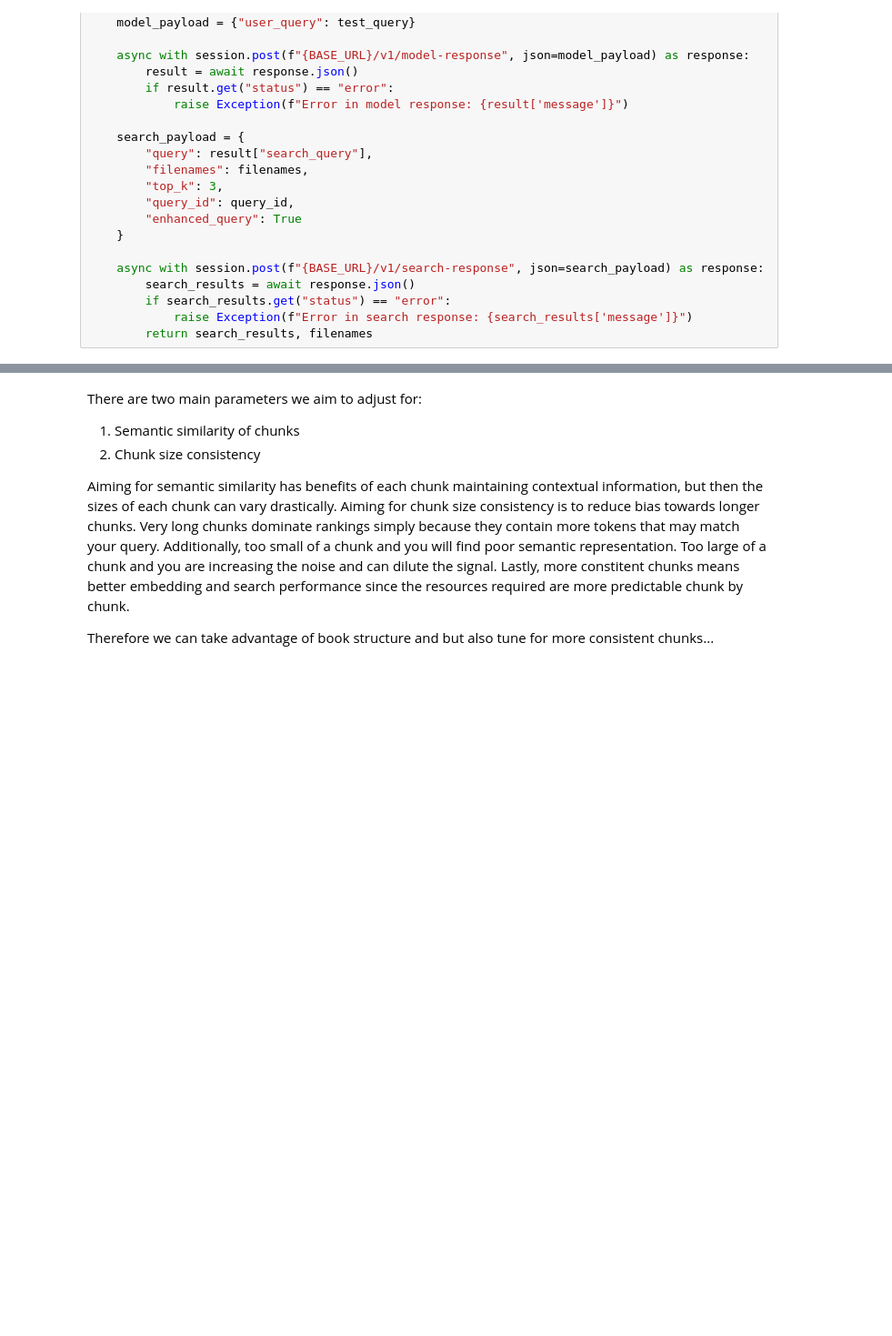
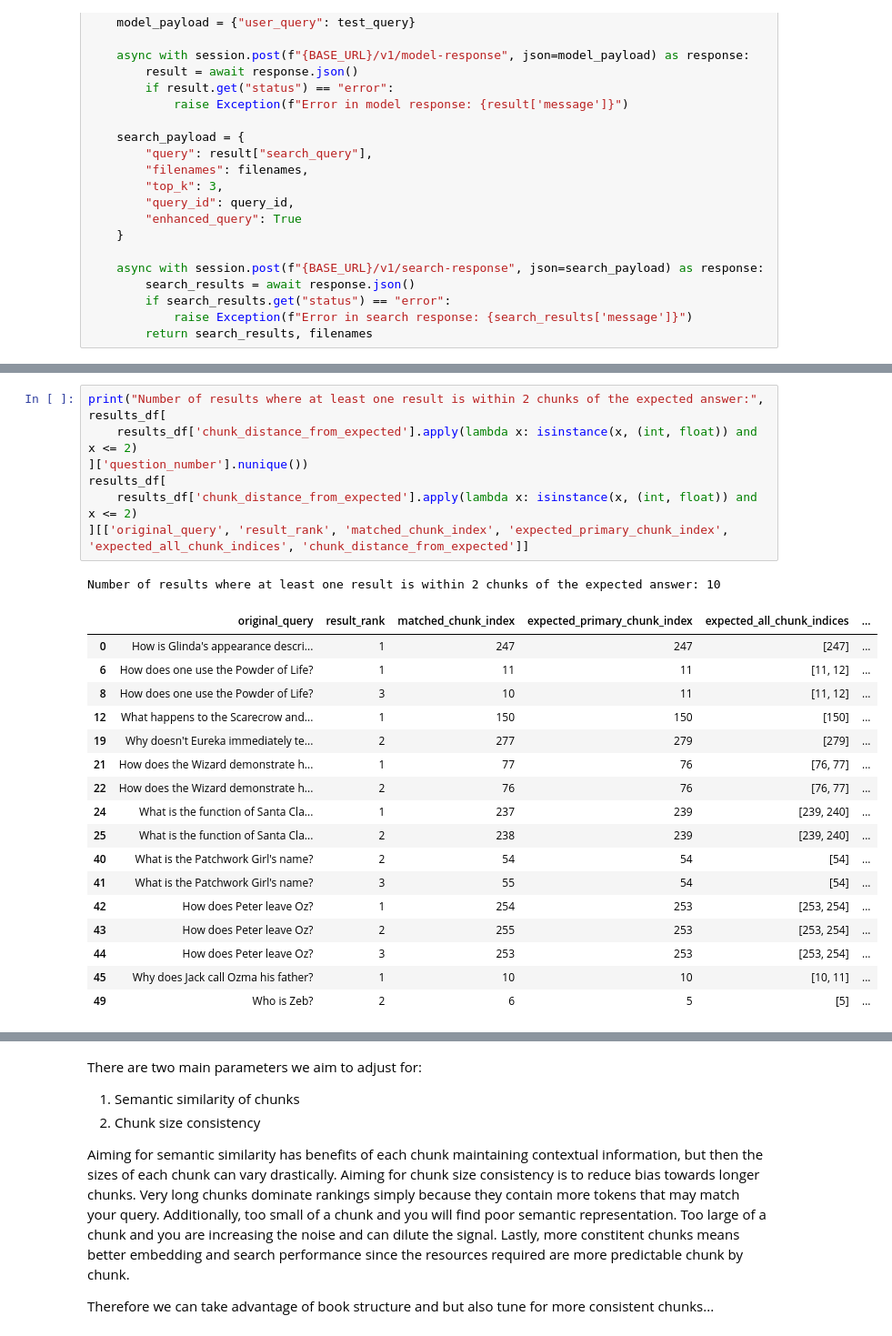
Before and after one commit to zymoncone/readiscoverers-backend, a Jupyter notebook: notebooks/chunking_param_combos.ipynb, the cells around one changed output, grey strips where cells are left out. Shown: that part at 91% size. Cells and saved outputs as stored; diff of their text form; blank space fills up the shorter version.

```diff
--- a/notebooks/chunking_param_combos.ipynb
+++ b/notebooks/chunking_param_combos.ipynb
@@ -439,0 +522,26 @@ results_df.head()
+# %%
+print("Number of results where at least one result is within 2 chunks of the expected answer:", results_df[
+    results_df['chunk_distance_from_expected'].apply(lambda x: isinstance(x, (int, float)) and x <= 2)
+]['question_number'].nunique())
+results_df[
+    results_df['chunk_distance_from_expected'].apply(lambda x: isinstance(x, (int, float)) and x <= 2)
+][['original_query', 'result_rank', 'matched_chunk_index', 'expected_primary_chunk_index', 'expected_all_chunk_indices', 'chunk_distance_from_expected']]
+# %% [output]
+Number of results where at least one result is within 2 chunks of the expected answer: 10
+|  | original_query | result_rank | matched_chunk_index | expected_primary_chunk_index | expected_all_chunk_indices | ... |
+| 0 | How is Glinda's appearance descri... | 1 | 247 | 247 | [247] | ... |
+| 6 | How does one use the Powder of Life? | 1 | 11 | 11 | [11, 12] | ... |
+| 8 | How does one use the Powder of Life? | 3 | 10 | 11 | [11, 12] | ... |
+| 12 | What happens to the Scarecrow and... | 1 | 150 | 150 | [150] | ... |
+| 19 | Why doesn't Eureka immediately te... | 2 | 277 | 279 | [279] | ... |
+| 21 | How does the Wizard demonstrate h... | 1 | 77 | 76 | [76, 77] | ... |
+| 22 | How does the Wizard demonstrate h... | 2 | 76 | 76 | [76, 77] | ... |
+| 24 | What is the function of Santa Cla... | 1 | 237 | 239 | [239, 240] | ... |
+| 25 | What is the function of Santa Cla... | 2 | 238 | 239 | [239, 240] | ... |
+| 40 | What is the Patchwork Girl's name? | 2 | 54 | 54 | [54] | ... |
+| 41 | What is the Patchwork Girl's name? | 3 | 55 | 54 | [54] | ... |
+| 42 | How does Peter leave Oz? | 1 | 254 | 253 | [253, 254] | ... |
+| 43 | How does Peter leave Oz? | 2 | 255 | 253 | [253, 254] | ... |
+| 44 | How does Peter leave Oz? | 3 | 253 | 253 | [253, 254] | ... |
+| 45 | Why does Jack call Ozma his father? | 1 | 10 | 10 | [10, 11] | ... |
+| 49 | Who is Zeb? | 2 | 6 | 5 | [5] | ... |
```
Also changed, not shown: parts of 6 cells of this notebook.
